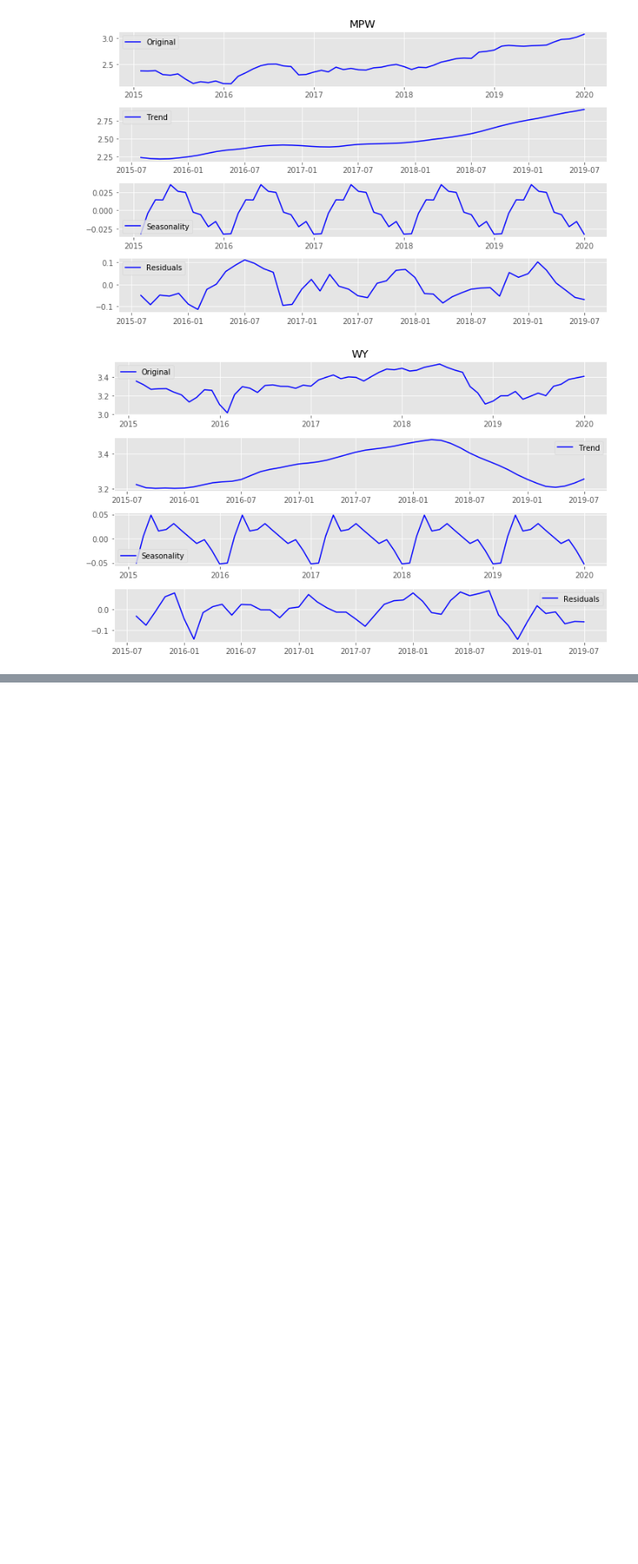
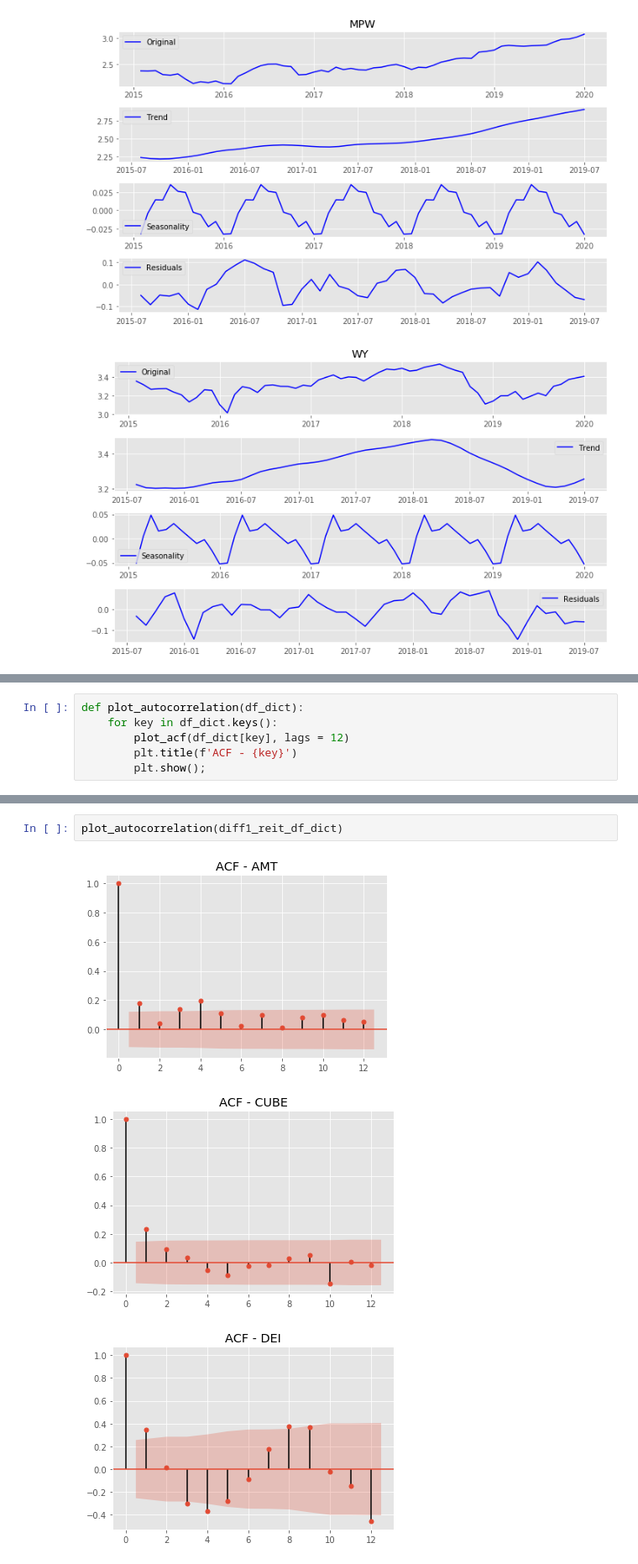
Before and after one commit to andrewcole33/reit_time_series_analysis, a Jupyter notebook: capstone_scratch.ipynb, the cells around one changed output, grey strips where cells are left out. Shown at 84% size. Drawn from its saved outputs; the diff is of its cells as text; blank space fills up the shorter version.

```diff
--- a/capstone_scratch.ipynb
+++ b/capstone_scratch.ipynb
@@ -243,0 +272,6 @@ decomposition(reit_df_dict)
+# %%
+def plot_autocorrelation(df_dict):
+    for key in df_dict.keys():
+        plot_acf(df_dict[key], lags = 12)
+        plt.title(f'ACF - {key}')
+        plt.show();
@@ -243,0 +290,6 @@ decomposition(reit_df_dict)
+# %%
+plot_autocorrelation(diff1_reit_df_dict)
+# %% [output]
+[figure, added]
+[figure, added]
+[figure, added]
```
Also changed, not shown: parts of 10 cells of this notebook.
